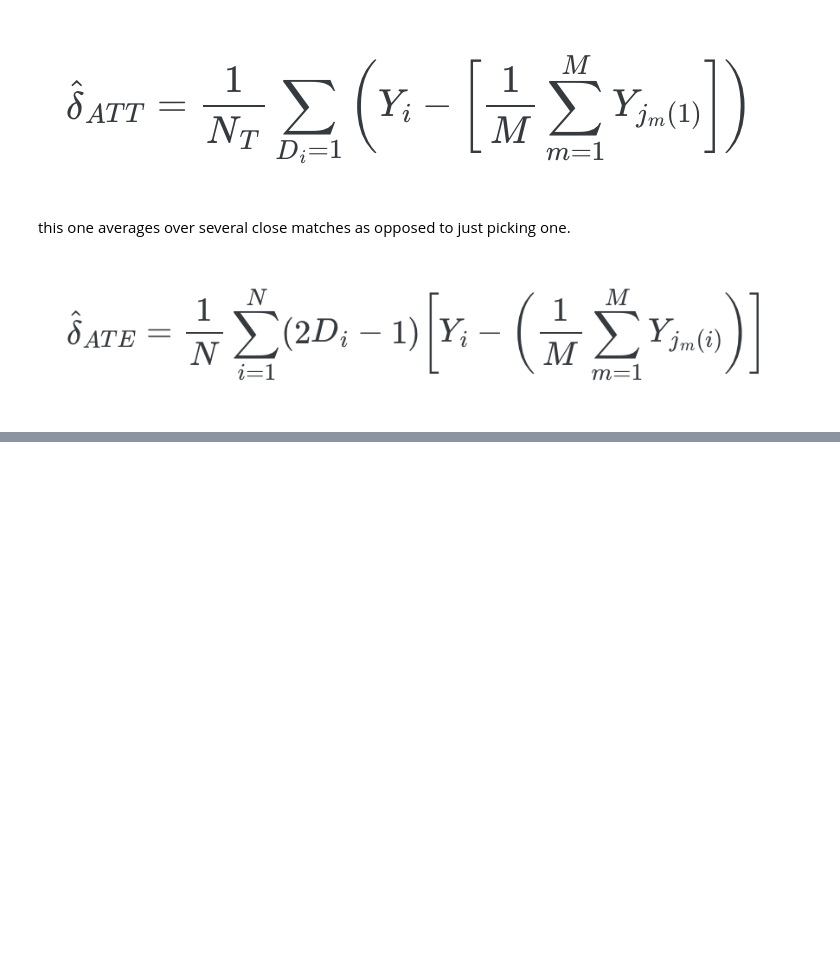
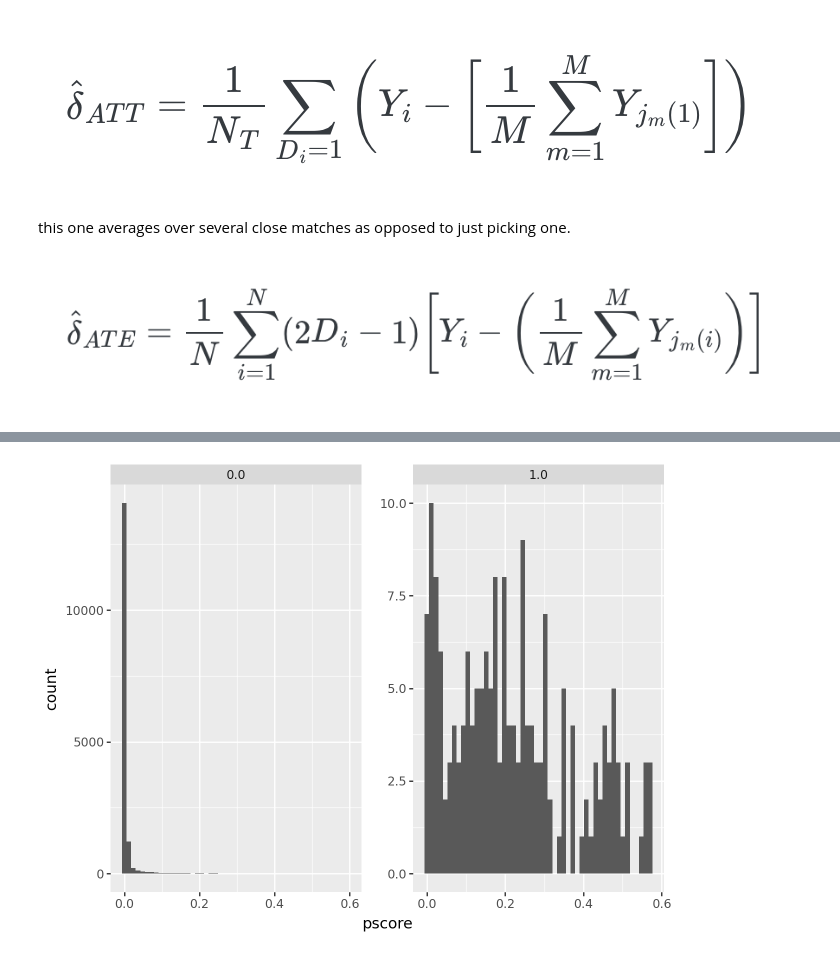
Before and after one commit to vaibrainium/Causal-Inference-The-Mixtape, a Jupyter notebook: notebooks/chapter-5.ipynb, the cells around one changed output, grey strips where cells are left out. Cells and saved outputs as stored; diff of their text form; code cells hidden in the pictures; blank space fills up the shorter version.

```diff
--- a/notebooks/chapter-5.1.ipynb
+++ b/notebooks/chapter-5.ipynb
@@ -95,0 +169,17 @@ this one averages over several close matches as opposed to just picking one.
+# %%
+import numpy as np
+import pandas as pd
+import statsmodels.api as sm
+import statsmodels.formula.api as smf
+from itertools import combinations
+import plotnine as p
+
+# read data
+import ssl
+ssl._create_default_https_context = ssl._create_unverified_context
+def read_data(file):
+    return pd.read_stata("https://github.com/scunning1975/mixtape/raw/master/" + file)
+
+
+nsw_dw = read_data('nsw_mixtape.dta')
+nsw_dw
@@ -95,0 +212,4 @@ this one averages over several close matches as opposed to just picking one.
+# %%
+# Prepare data for logit
+nsw_dw_cpscontrol = read_data('cps_mixtape.dta')
+nsw_dw_cpscontrol
@@ -95,0 +230,20 @@ this one averages over several close matches as opposed to just picking one.
+# %%
+# Prepare data for logit
+
+nsw_dw_cpscontrol = pd.concat((nsw_dw_cpscontrol, nsw_dw))
+nsw_dw_cpscontrol['u74'], nsw_dw_cpscontrol['u75'] = 0, 0
+nsw_dw_cpscontrol.loc[nsw_dw_cpscontrol.re74==0, 'u74'] = 1
+nsw_dw_cpscontrol.loc[nsw_dw_cpscontrol.re75==0, 'u75'] = 1
+# estimating propensity score
+logit_nsw = smf.glm(formula="""treat ~ age + I(age**2) + I(age**3) + educ + I(educ**2) +
+                    marr + nodegree + black + hisp + re74 + re75 + u74 + u75 + educ*re74""",
+                    family=sm.families.Binomial(),
+                   data=nsw_dw_cpscontrol).fit()
+
+nsw_dw_cpscontrol['pscore'] = logit_nsw.predict(nsw_dw_cpscontrol)
+
+nsw_dw_cpscontrol.groupby('treat')['pscore'].mean()
+
+p.ggplot(nsw_dw_cpscontrol, p.aes(x='pscore')) +    p.geom_histogram(bins=50) +    p.facet_wrap("treat", scales='free')
+# %% [output]
+[figure, added]
```
Also changed, not shown: parts of 12 cells of this notebook, 1 other file.
